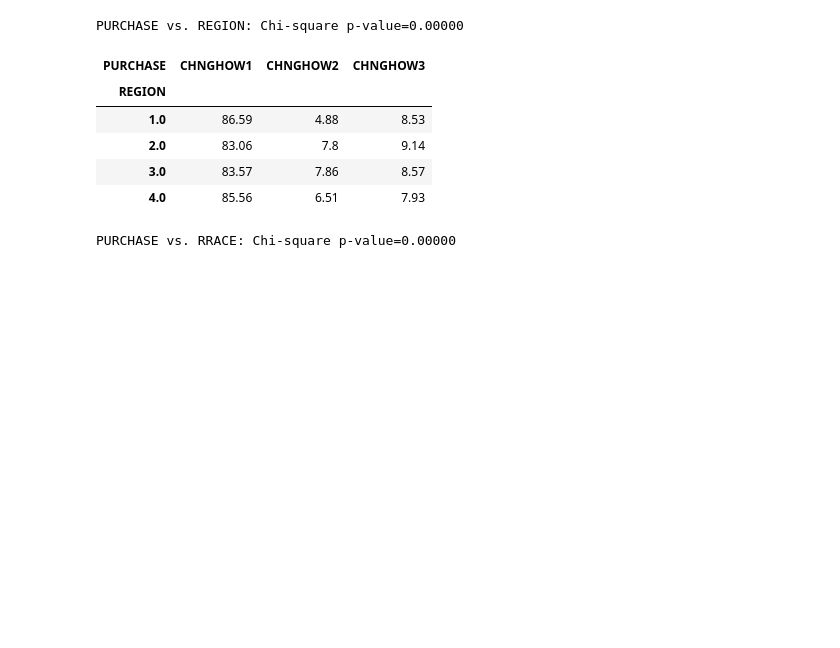
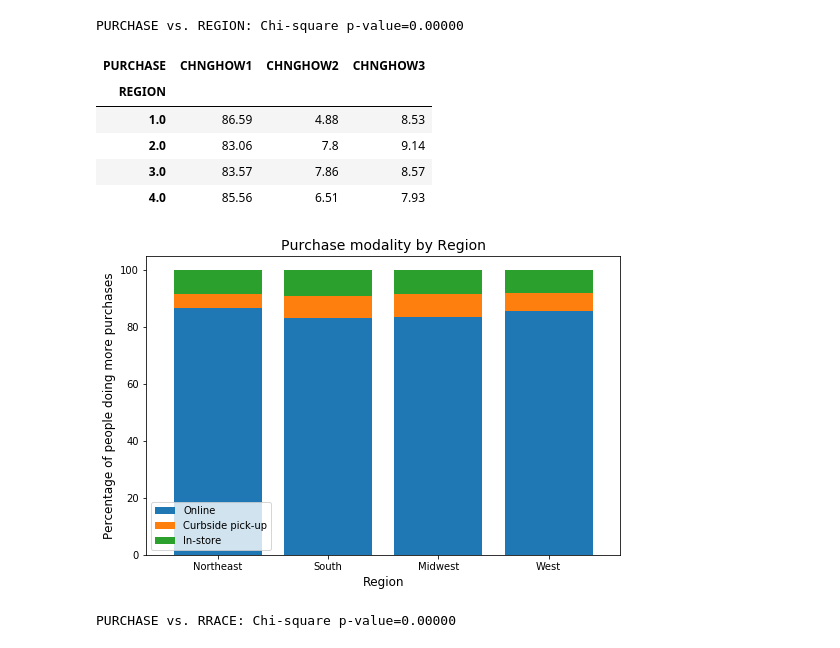
Before and after one commit to Daesparz/DS4A2020_Empowerment, a Jupyter notebook: exploratory_data_analysis/household_pulse_EDA.ipynb, the cells around one changed output. Drawn from its saved outputs; the diff is of its cells as text; code cells hidden in the pictures; blank space fills up the shorter version.

```diff
--- a/exploratory_data_analysis/household_pulse_EDA.ipynb
+++ b/exploratory_data_analysis/household_pulse_EDA.ipynb
@@ -593,6 +573,25 @@ PURCHASE vs. REGION: Chi-square p-value=0.00000
 | 2.0 | 83.06 | 7.8 | 9.14 |
 | 3.0 | 83.57 | 7.86 | 8.57 |
 | 4.0 | 85.56 | 6.51 | 7.93 |
+# %%
+purchase_reg = df_purchase_valid.groupby(['REGION', 'PURCHASE']).count()
+purchase_reg = purchase_reg/purchase_reg.groupby(level=[0]).sum()*100
+
+test = purchase_reg .SCRAM.unstack('PURCHASE').fillna(0)
+legend = ['Online', 'Curbside pick-up', 'In-store']
+labels = region
+
+fig, ax = plt.subplots(figsize=(8.5, 5.5))
+_ = test.plot(kind='bar', stacked=True, ax=ax, width=0.8)
+_ = plt.xticks(np.arange(len(labels)), labels, rotation=0)
+_ = plt.legend(legend)
+_ = plt.title('Purchase modality by Region', size=14)
+_ = plt.xlabel('Region', size=12)
+_ = plt.ylabel('Percentage of people doing more purchases', size=12)
+#_ = plt.yscale('log')
+#_ = plt.ylim(0, 100)
+# %% [output]
+[figure, added]
 # %%
 get_rctable('PURCHASE', 'RRACE', df_purchase_valid)
 # %% [output]
```
Also changed, not shown: parts of 2 cells of this notebook.
